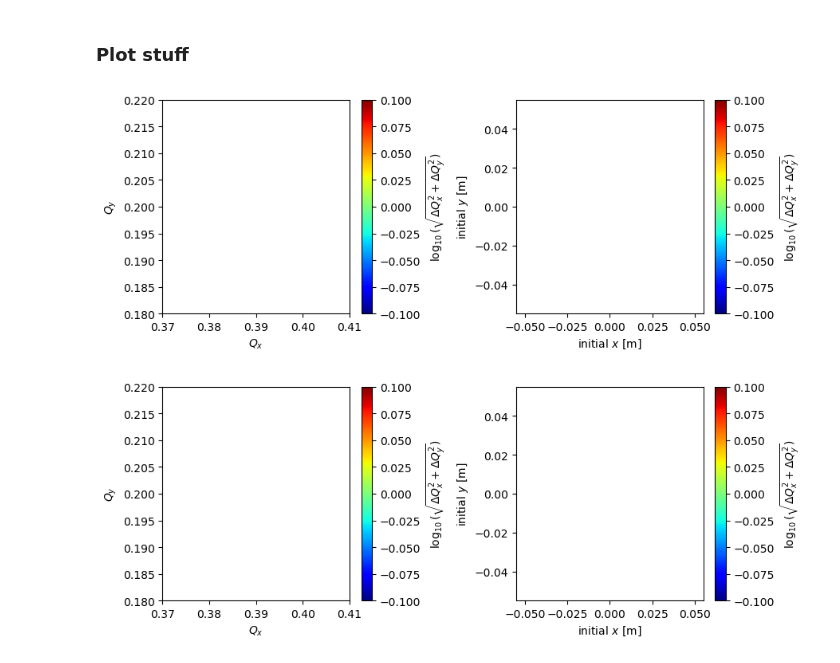
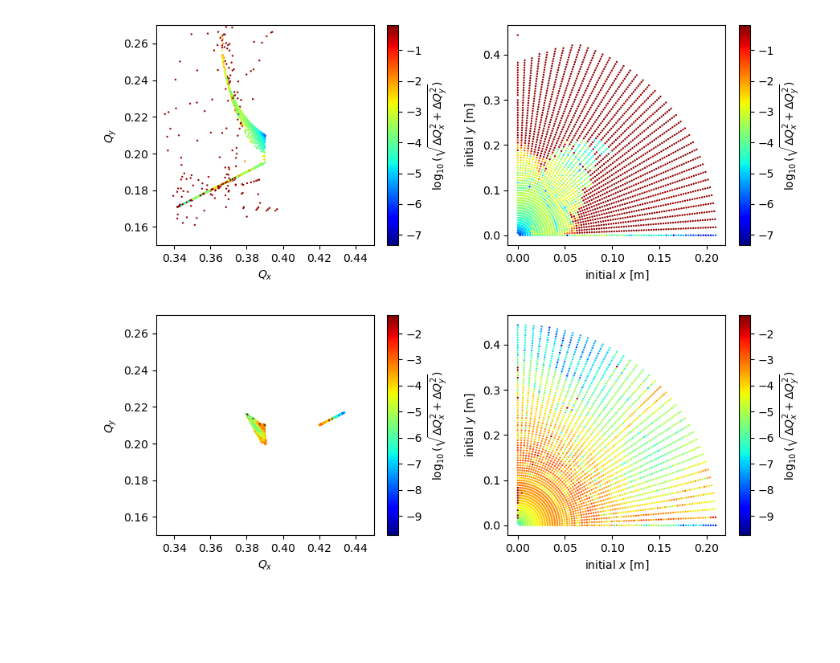
Before and after one commit to xsuite/bpmeth, a Jupyter notebook: examples/HeLICS/ring/HeLICS_FMA_plot.ipynb, the cells around one changed output. Saved outputs shown, nothing was run; the diff lists cells and outputs as text; code cells hidden in the pictures; blank space fills up the shorter version.

```diff
--- a/examples/HeLICS/ring/HeLICS_FMA_plot.ipynb
+++ b/examples/HeLICS/ring/HeLICS_FMA_plot.ipynb
@@ -11,5 +14,3 @@ import sys
-# %% [markdown]
-### Plot stuff
 # %%
 def makeplot(filename):
     X, Y, Qx, Qy, dQ = np.loadtxt(filename, unpack=True)
@@ -41,8 +42,8 @@ def makeplot(filename):
     ax[1].set_xlabel(r"initial $x$ [m]")
     ax[1].set_ylabel(r"initial $y$ [m]")
 
-    ax[0].set_xlim(0.37, 0.41)
-    ax[0].set_ylim(0.18, 0.22)
+    ax[0].set_xlim(0.33, 0.45)
+    ax[0].set_ylim(0.15, 0.27)
 
     fig.colorbar(sc1, label=r"$\log_{10}(\sqrt{\Delta Q_x^2 + \Delta Q_y^2})$", ax=ax[0])
     fig.colorbar(sc2, label=r"$\log_{10}(\sqrt{\Delta Q_x^2 + \Delta Q_y^2})$", ax=ax[1])
@@ -53,8 +52,8 @@ X, Y, Qx, Qy, dQ = np.loadtxt("FMA_linearfringe_1000turns.txt", unpack=True)
 # %%
-makeplot("FMA_linearfringe_1000turns.txt")
+makeplot(f"FMA_fullfringe_10000turns.txt")
 # %% [output]
-[figure, old version]
+[figure, new version]
 # %%
-makeplot(f"FMA_fullfringe_1000turns.txt")
+makeplot(f"FMA_linearfringe_10000turns.txt")
 # %% [output]
-[figure, old version]
+[figure, new version]
```
Also changed, not shown: parts of 2 cells of this notebook, 2 other files.
